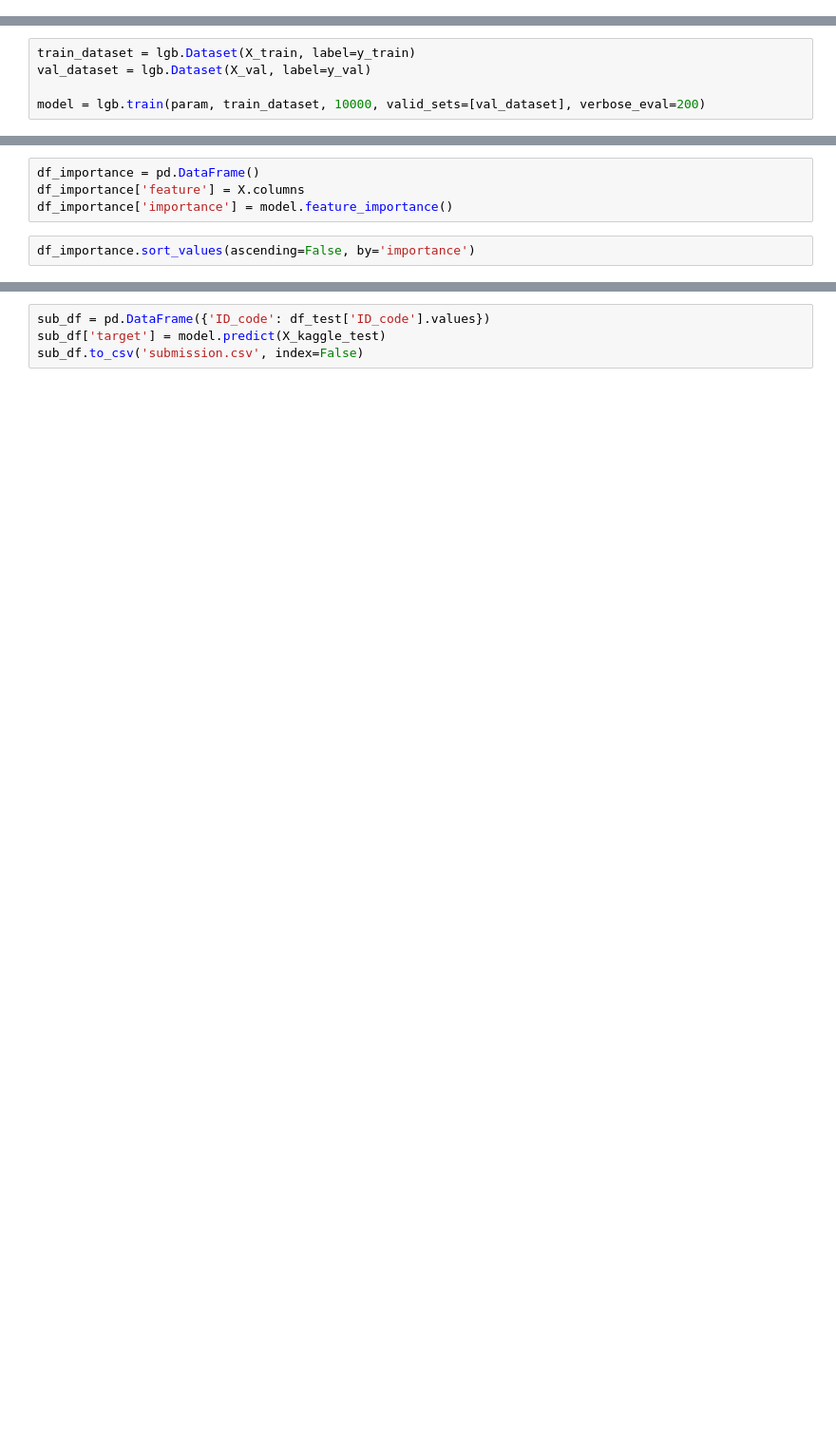
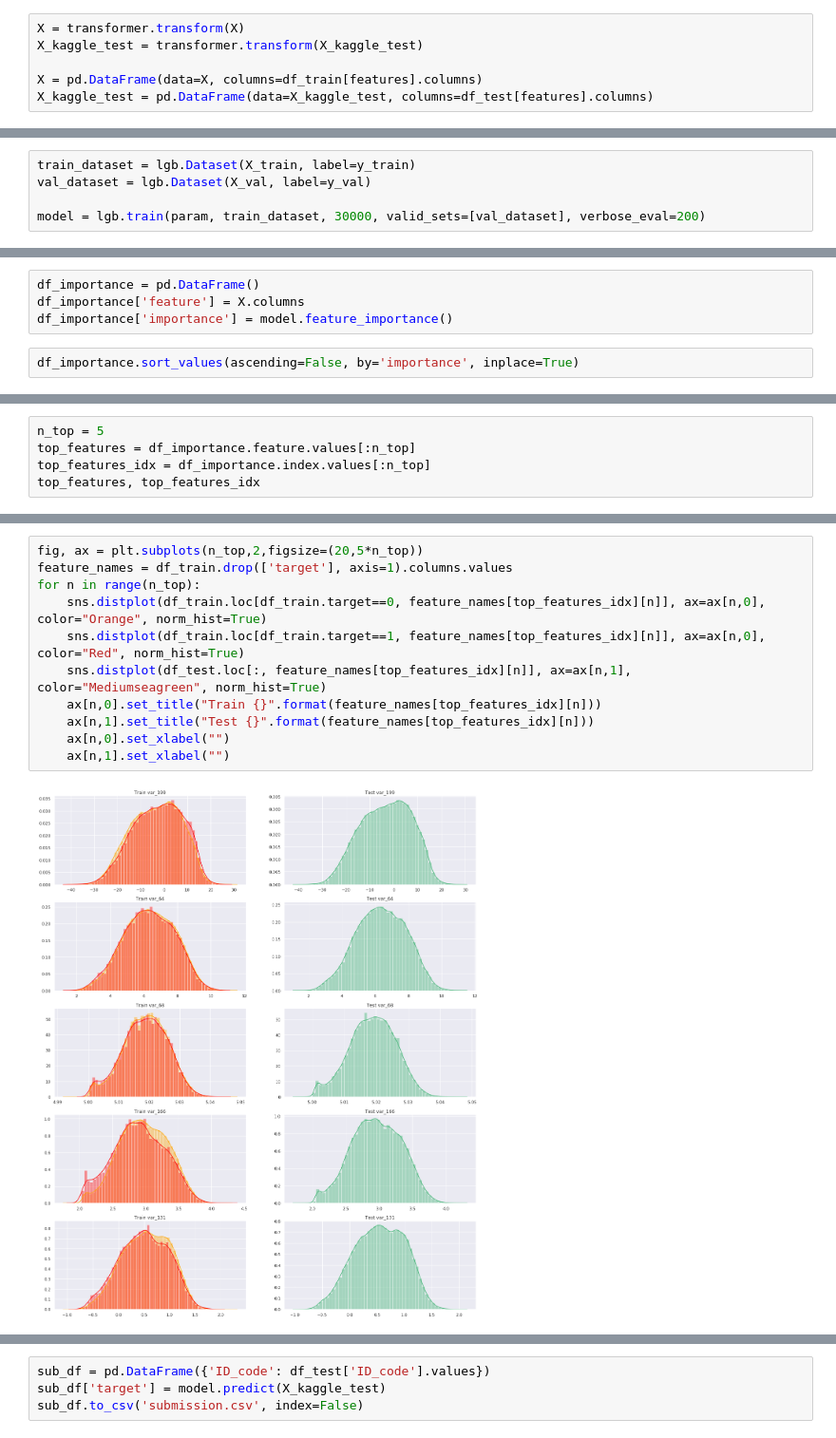
Before and after one commit to Poddiachyi/santander-customer-transaction-prediction, a Jupyter notebook: lgbm.ipynb, the cells around one changed output, grey strips where cells are left out. Shown at 95% size. Saved outputs shown, nothing was run; the diff lists cells and outputs as text; blank space fills up the shorter version.

```diff
--- a/lgbm.ipynb
+++ b/lgbm.ipynb
@@ -94,0 +133,6 @@ decode_cat_features(X_kaggle_test, cat_features)
+# %%
+X = transformer.transform(X)
+X_kaggle_test = transformer.transform(X_kaggle_test)
+
+X = pd.DataFrame(data=X, columns=df_train[features].columns)
+X_kaggle_test = pd.DataFrame(data=X_kaggle_test, columns=df_test[features].columns)
@@ -109,7 +163,7 @@ X_val, X_test, y_val, y_test = train_test_split(X_val, y_val, test_size=0.50, ra
 train_dataset = lgb.Dataset(X_train, label=y_train)
 val_dataset = lgb.Dataset(X_val, label=y_val)
 
-model = lgb.train(param, train_dataset, 10000, valid_sets=[val_dataset], verbose_eval=200)
+model = lgb.train(param, train_dataset, 30000, valid_sets=[val_dataset], verbose_eval=200)
 # %% [output]
 [200]   valid_0's auc: 0.864223
 [400]   valid_0's auc: 0.873716
@@ -133,4 +205,4 @@ df_importance = pd.DataFrame()
 df_importance['feature'] = X.columns
 df_importance['importance'] = model.feature_importance()
 # %%
-df_importance.sort_values(ascending=False, by='importance')
+df_importance.sort_values(ascending=False, by='importance', inplace=True)
@@ -162,0 +223,5 @@ AUC:  0.8957612797762086
+# %%
+n_top = 5
+top_features = df_importance.feature.values[:n_top]
+top_features_idx = df_importance.index.values[:n_top]
+top_features, top_features_idx
@@ -162,0 +231,13 @@ AUC:  0.8957612797762086
+# %%
+fig, ax = plt.subplots(n_top,2,figsize=(20,5*n_top))
+feature_names = df_train.drop(['target'], axis=1).columns.values
+for n in range(n_top):
+    sns.distplot(df_train.loc[df_train.target==0, feature_names[top_features_idx][n]], ax=ax[n,0], color="Orange", norm_hist=True)
+    sns.distplot(df_train.loc[df_train.target==1, feature_names[top_features_idx][n]], ax=ax[n,0], color="Red", norm_hist=True)
+    sns.distplot(df_test.loc[:, feature_names[top_features_idx][n]], ax=ax[n,1], color="Mediumseagreen", norm_hist=True)
+    ax[n,0].set_title("Train {}".format(feature_names[top_features_idx][n]))
+    ax[n,1].set_title("Test {}".format(feature_names[top_features_idx][n]))
+    ax[n,0].set_xlabel("")
+    ax[n,1].set_xlabel("")
+# %% [output]
+[figure, added]
```
Also changed, not shown: parts of 20 cells of this notebook, 3 other files.
